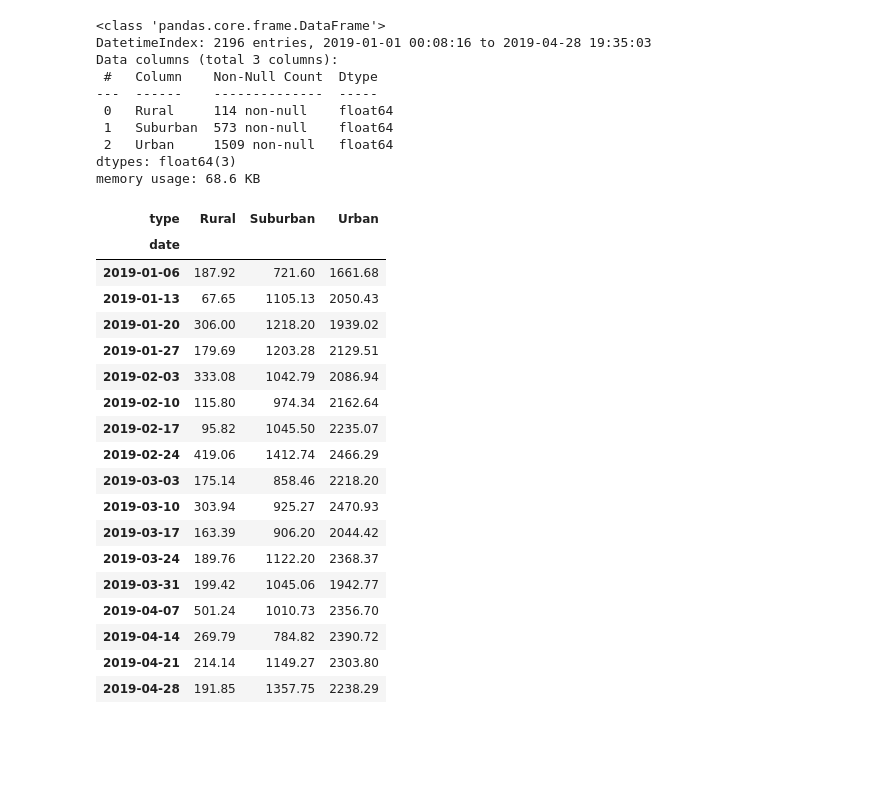
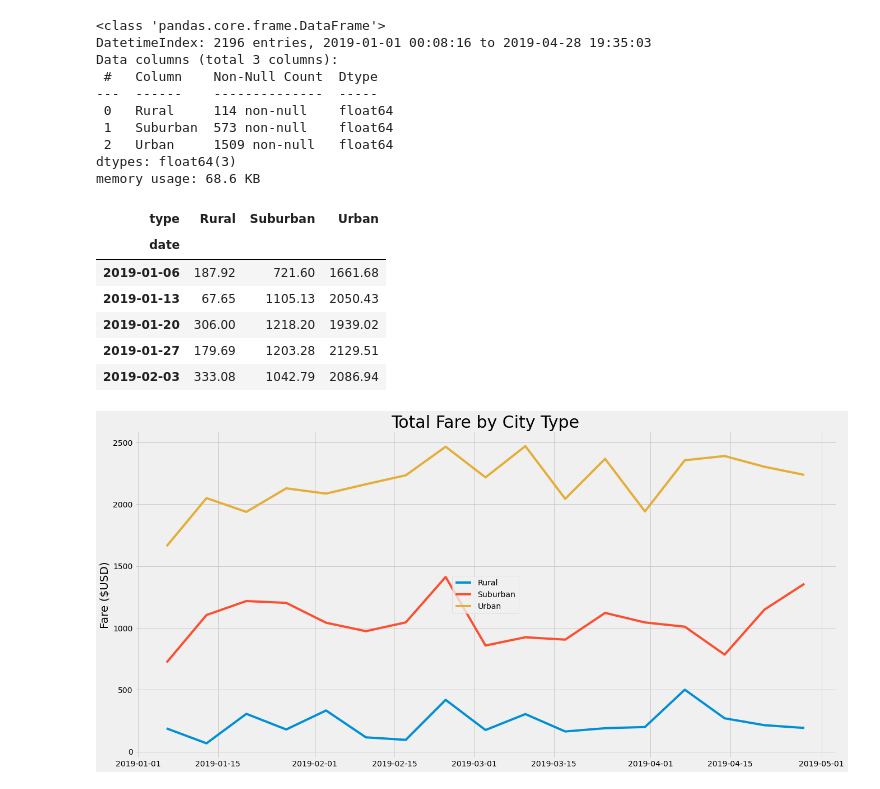
Before and after one commit to cnewell415/PyBer_Analysis, a Jupyter notebook: PyBer_Challenge.ipynb, the cells around one changed output. Saved outputs shown, nothing was run; the diff lists cells and outputs as text; code cells hidden in the pictures; blank space fills up the shorter version.

```diff
--- a/PyBer_Challenge.ipynb
+++ b/PyBer_Challenge.ipynb
@@ -226,29 +235,17 @@ Data columns (total 3 columns):
 dtypes: float64(3)
 memory usage: 68.6 KB
 # %%
-# 8. Create a new DataFrame using the "resample()" function by week 'W' and get the sum of the fares for each week.
+# 7. Create a new DataFrame using the "resample()" function by week 'W' and get the sum of the fares for each week.
 total_fare_weekly_sum = total_fare_date_range.resample("W").sum()
-total_fare_weekly_sum
+total_fare_weekly_sum.head()
 # %% [output]
 | type | Rural | Suburban | Urban |
 | date |  |  |  |
 | 2019-01-06 | 187.92 | 721.60 | 1661.68 |
 | 2019-01-13 | 67.65 | 1105.13 | 2050.43 |
 | 2019-01-20 | 306.00 | 1218.20 | 1939.02 |
 | 2019-01-27 | 179.69 | 1203.28 | 2129.51 |
 | 2019-02-03 | 333.08 | 1042.79 | 2086.94 |
-| 2019-02-10 | 115.80 | 974.34 | 2162.64 |
-| 2019-02-17 | 95.82 | 1045.50 | 2235.07 |
-| 2019-02-24 | 419.06 | 1412.74 | 2466.29 |
-| 2019-03-03 | 175.14 | 858.46 | 2218.20 |
-| 2019-03-10 | 303.94 | 925.27 | 2470.93 |
-| 2019-03-17 | 163.39 | 906.20 | 2044.42 |
-| 2019-03-24 | 189.76 | 1122.20 | 2368.37 |
-| 2019-03-31 | 199.42 | 1045.06 | 1942.77 |
-| 2019-04-07 | 501.24 | 1010.73 | 2356.70 |
-| 2019-04-14 | 269.79 | 784.82 | 2390.72 |
-| 2019-04-21 | 214.14 | 1149.27 | 2303.80 |
-| 2019-04-28 | 191.85 | 1357.75 | 2238.29 |
 # %%
 # 8. Using the object-oriented interface method, plot the resample DataFrame using the df.plot() function.
 
@@ -256,3 +253,24 @@ total_fare_weekly_sum
 from matplotlib import style
 # Use the graph style fivethirtyeight.
 style.use('fivethirtyeight')
+
+#Create Field for Graph
+fig = plt.figure(figsize=(20, 10))
+ax = fig.add_subplot()
+
+#input Data into the Graph
+ax.plot(total_fare_weekly_sum)
+
+#Label Graph
+ax.set_title("Total Fare by City Type", fontsize=30)
+ax.set_ylabel("Fare ($USD)", fontsize=20)
+ax.legend(total_fare_weekly_sum, loc='center')
+
+
+
+#Save Figure
+plt.savefig("analysis/PuBer_fare_summary.png")
+#Show Full Graph
+plt.show()
+# %% [output]
+[figure, added]
```
Also changed, not shown: parts of 10 cells of this notebook, 5 other files.
